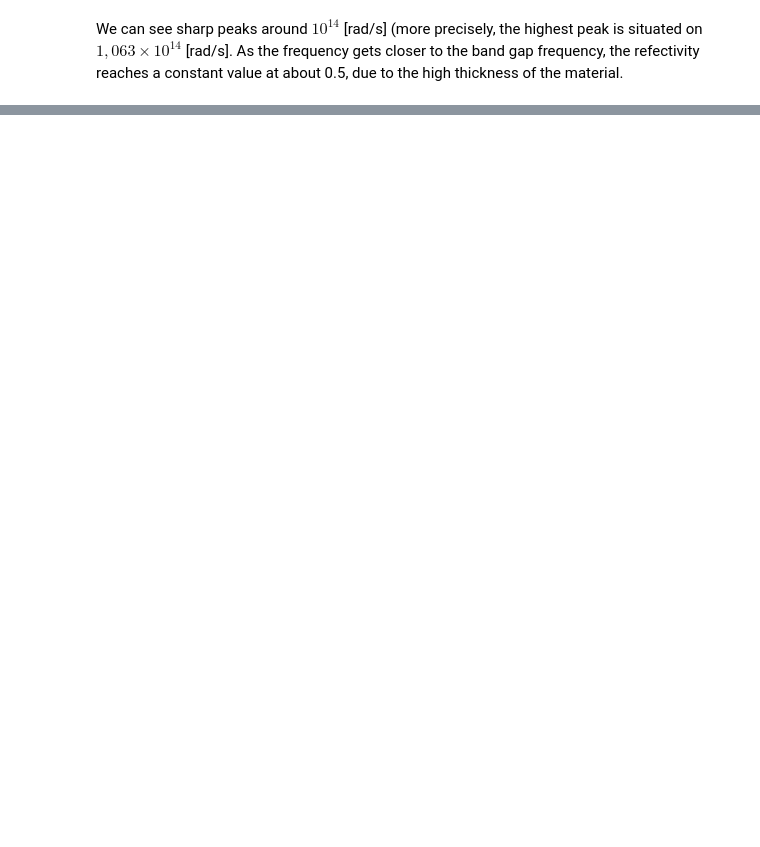
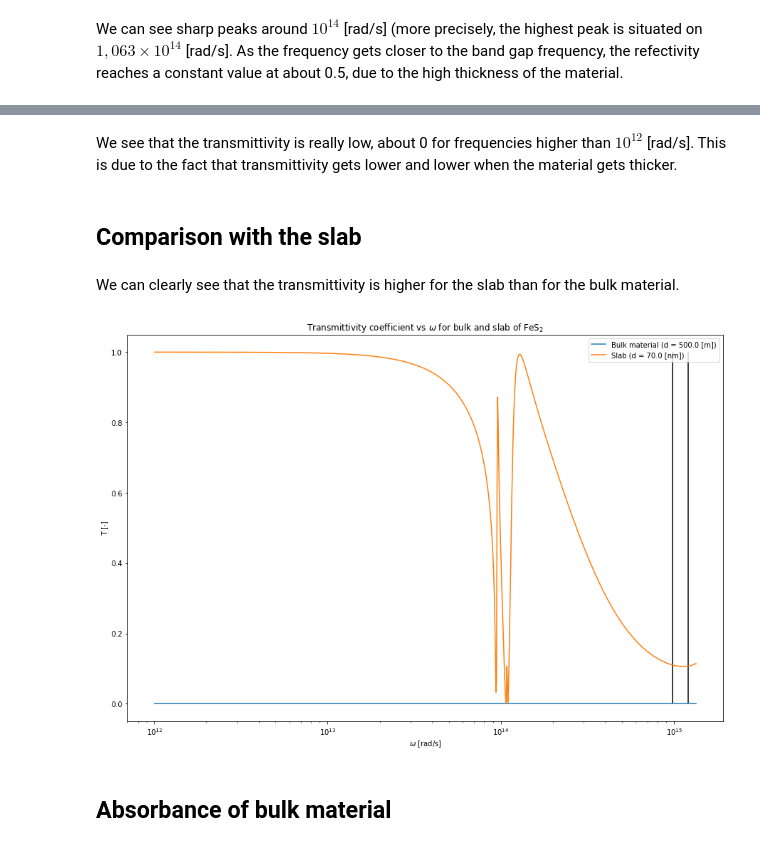
Before and after one commit to idommisse/lmapr2001, a Jupyter notebook: BLOCK2_2.ipynb, the cells around one changed output, grey strips where cells are left out. Saved outputs shown, nothing was run; the diff lists cells and outputs as text; code cells hidden in the pictures; blank space fills up the shorter version.

```diff
--- a/BLOCK2_2.ipynb
+++ b/BLOCK2_2.ipynb
@@ -421,0 +342,32 @@ We can see that the absorbance is much higher for the bulk material than for the
+# %% [markdown]
+We see that the transmittivity is really low, about 0 for frequencies higher than $10^{12}$ [rad/s]. This is due to the fact that transmittivity gets lower and lower when the material gets thicker.
+# %% [markdown]
+## Comparison with the slab
+# %% [markdown]
+We can clearly see that the transmittivity is higher for the slab than for the bulk material.
+# %%
+omega = np.logspace(12,np.log10(omegaG),n)
+
+#angle d'incidence [°]
+phi0 = 0
+
+T1 = computeT(d1,omega,phi0)
+T2 = computeT(d2,omega,phi0)
+
+plt.figure(figsize=(15,10))
+plt.plot(omega,T1,label='Bulk material (d = {} [m])'.format(d1/1e6))
+plt.plot(omega,T2,label='Slab (d = {} [nm])'.format(d2*1000))
+plt.title(r'Transmittivity coefficient vs $\omega$ for bulk and slab of FeS$_2$')
+plt.xlabel(r'$\omega$ [rad/s]')
+plt.ylabel('T [-]')
+plt.legend()
+plt.xscale('log')
+#the range of LASER frequencies
+plt.vlines(9.832e14,0,1)
+# = 90% of the bandgap
+plt.vlines(omegaG*0.9,0,1)
+plt.show()
+# %% [output]
+[figure, added]
+# %% [markdown]
+## Absorbance of bulk material
```
Also changed, not shown: parts of 36 cells of this notebook.
